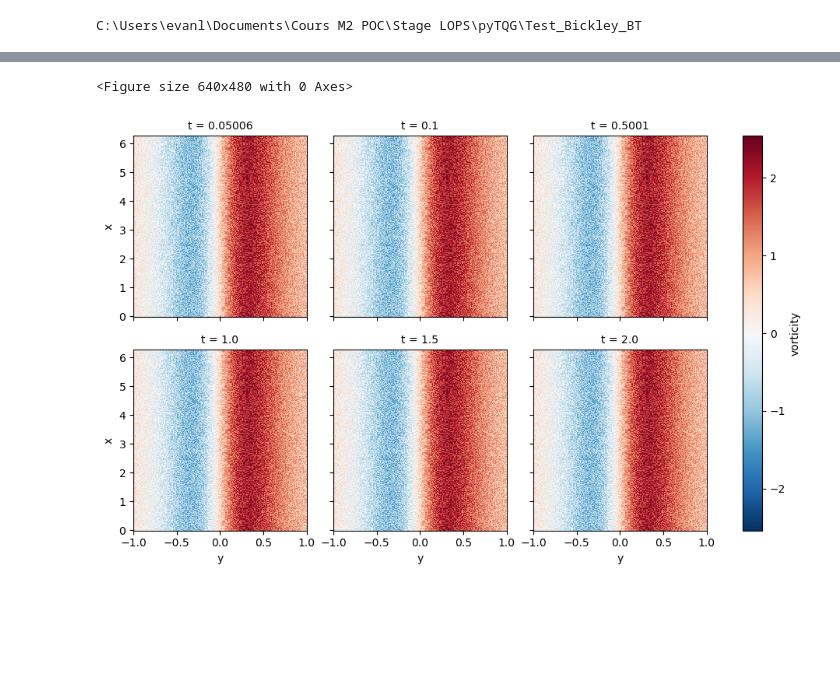
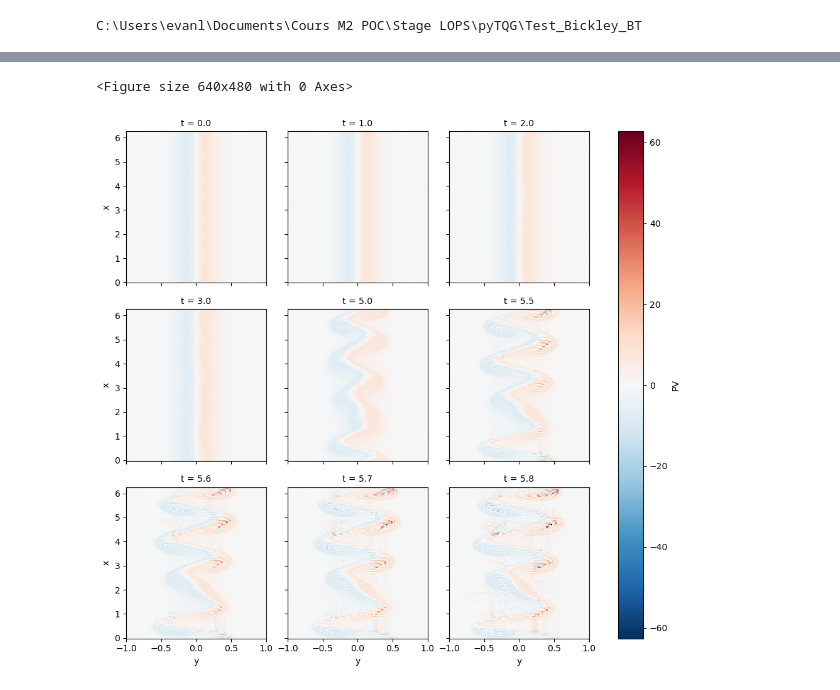
Before and after one commit to personne30003/pyTQG, a Jupyter notebook: Test_Bickley_BT/Stab_Bickley_BT.ipynb, the cells around one changed output, grey strips where cells are left out. Saved outputs shown, nothing was run; the diff lists cells and outputs as text; code cells hidden in the pictures; blank space fills up the shorter version.

```diff
--- a/Test_Bickley_BT/Stab_Bickley_BT.ipynb
+++ b/Test_Bickley_BT/Stab_Bickley_BT.ipynb
@@ -84,10 +84,12 @@ print(repertoire_courant)
 C:\Users\evanl\Documents\Cours M2 POC\Stage LOPS\pyTQG\Test_Bickley_BT
 # %%
 #Permets de charger le contenu du fichier en mémoire.
-Ds_his = xr.load_dataset(repertoire_courant + r"//test_bickley//test_bickley_his.nc")
-Ds_his.close()
 
-Ds_diags = xr.load_dataset(repertoire_courant + r"//test_bickley//test_bickley_diags.nc")
+exp_name = 'test_bickley_w_transport'
+
+Ds_his = xr.load_dataset(repertoire_courant + rf"//{exp_name}//" + exp_name+'_his.nc')
+
+Ds_diags = xr.load_dataset(repertoire_courant + rf"//{exp_name}//" + exp_name+"_diags.nc")
 
 ipd.display(Ds_his)
 ipd.display(Ds_diags)
@@ -147,11 +149,11 @@ plt.savefig('Enstr_total_exp_1.png')
 # %%
-liste_t = [0.05, 0.1, 0.5, 1.0, 1.5, 2.0]
+liste_t = [0.0, 1.0, 2.0, 3.0, 5.0, 5.5, 5.6, 5.7, 5.8]
 
 fig = plt.figure()
-Ds_his['vorticity'].sel(t=liste_t, method = 'nearest').plot.pcolormesh(col = 't', col_wrap = 3)
+Ds_his['PV'].sel(t=liste_t, method = 'nearest').plot.pcolormesh(col = 't', col_wrap = 3)
 plt.savefig('vort_snap_exp_1.png')
 # %% [output]
 <Figure size 640x480 with 0 Axes>
-[figure, old version]
+[figure, new version]
 # %%
 import post_processing as ps
```
Also changed, not shown: parts of 22 cells of this notebook, 12 other files.
